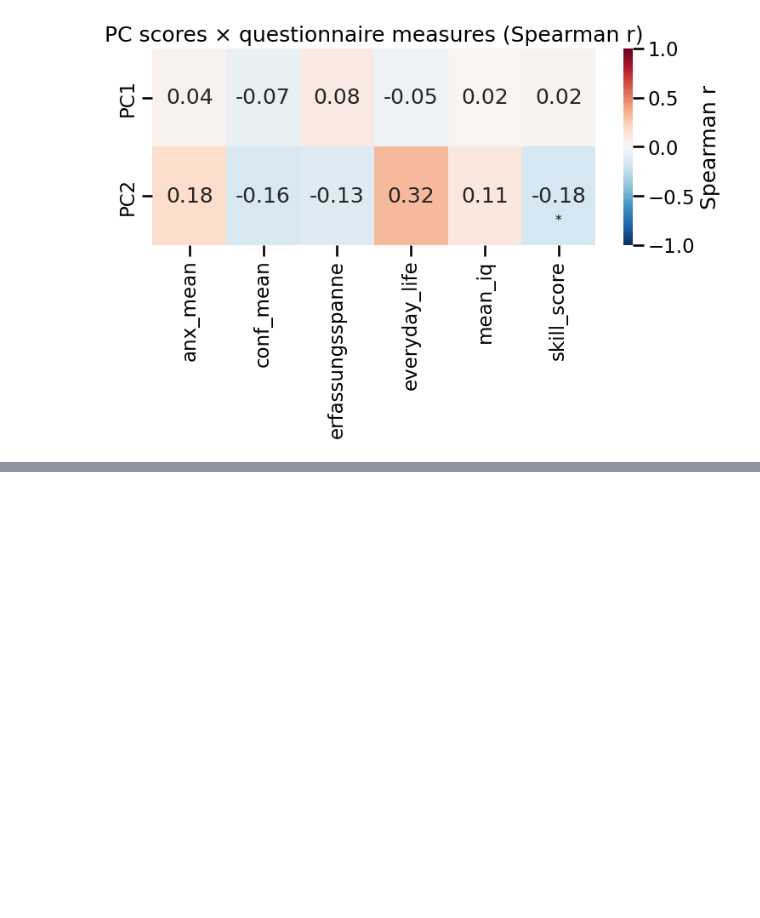
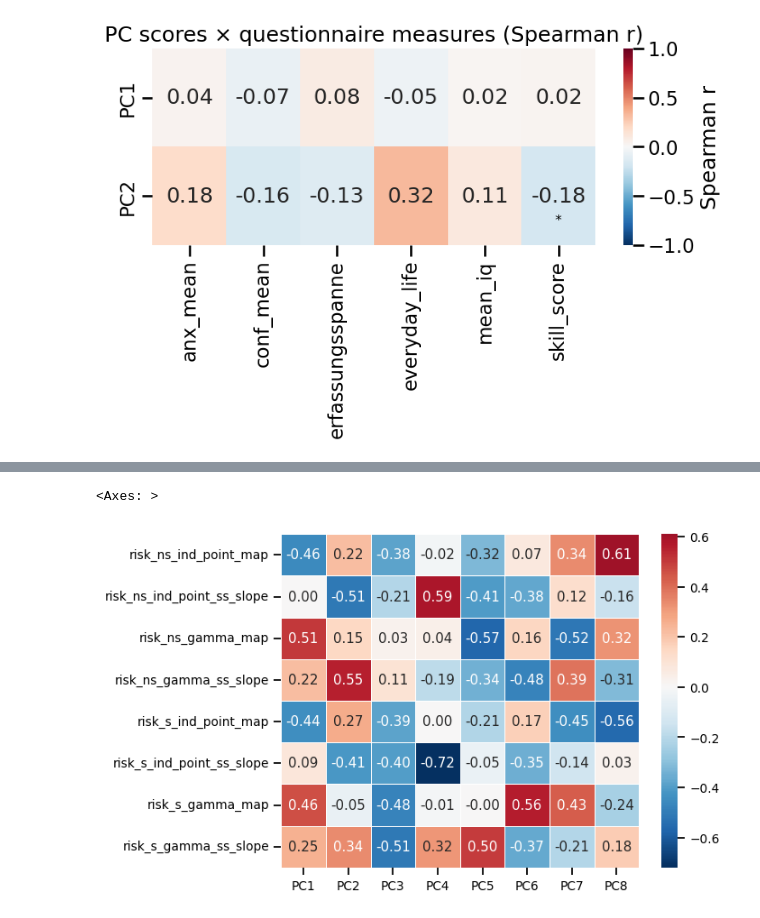
Before and after one commit to mrenke/numrisk, a Jupyter notebook: numrisk/visualize&plots&stats/paper_riskDD_04_corrBehavMeasures.ipynb, the cells around one changed output, grey strips where cells are left out. Drawn from its saved outputs; the diff is of its cells as text; code cells hidden in the pictures; blank space fills up the shorter version.

```diff
--- a/numrisk/visualize&plots&stats/paper_riskDD_04_corrBehavMeasures.ipynb
+++ b/numrisk/visualize&plots&stats/paper_riskDD_04_corrBehavMeasures.ipynb
@@ -220,0 +294,6 @@ plt.tight_layout()
+# %%
+pc_loadings = pd.DataFrame(loadings, index=risk_cols, columns=pc_cols)
+sns.heatmap(pc_loadings, cmap='RdBu_r', center=0, annot=True, fmt='.2f', linewidths=0.5)
+# %% [output]
+<Axes: >
+[figure, added]
```
Also changed, not shown: parts of 6 cells of this notebook.
